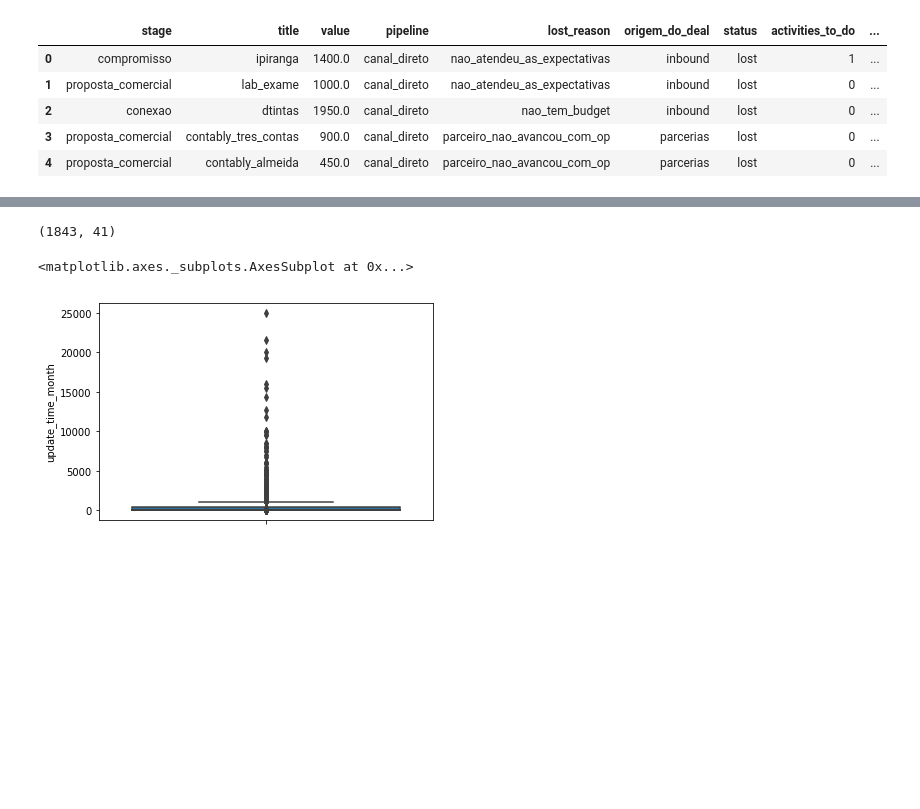
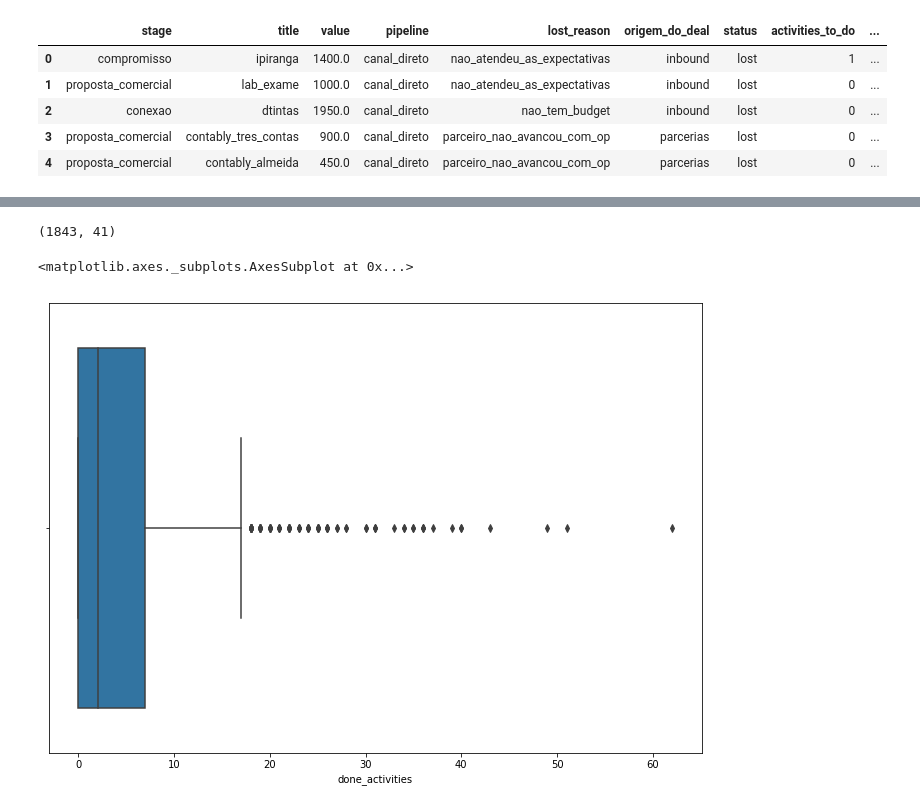
Before and after one commit to f2acode/data-science-xerpa-studies, a Jupyter notebook: class8/project_lead_presentation.ipynb, the cells around one changed output, grey strips where cells are left out. Cells and saved outputs as stored; diff of their text form; code cells hidden in the pictures; blank space fills up the shorter version.

```diff
--- a/class8/project_lead_presentation.ipynb
+++ b/class8/project_lead_presentation.ipynb
@@ -371,22 +384,14 @@ df_deals_num[var].hist(bins=bin_values, figsize=[14,6])
-# %%
-# BoxPlot:
-import seaborn as sns
-
-# Make boxplot for one group only
-
-sns.boxplot(y=df_deals_num["update_time_month"])
-sns.boxplot(y=df_deals_num["value"])
-sns.boxplot(y=df_deals_num["activities_to_do"])
-sns.boxplot(y=df_deals_num["done_activities"])
-sns.boxplot(y=df_deals_num["email_messages_count"])
-sns.boxplot(y=df_deals_num["total_activities"])
-
-print(df_deals_num.shape)
-# df_deals_num_filter = df_deals_num[df_deals_num['numero_de_funcionarios'] <= 1000]
-# print(df_deals_num_filter.shape)
-sns.boxplot(y=df_deals_num["update_time_month"])
-# sns.boxplot(y=df_deals_num_filter["update_time_month"])
-# %% [output]
-(1843, 41)
-<matplotlib.axes._subplots.AxesSubplot at 0x...>
-[figure, removed]
+# %%
+# BoxPlot:
+import seaborn as sns
+from matplotlib import pyplot as plt
+
+# define a greater size
+plt.gcf().set_size_inches(11.7, 8.27)
+
+print(df_deals_num.shape)
+sns.boxplot(df_deals_num["done_activities"])
+# %% [output]
+(1843, 41)
+<matplotlib.axes._subplots.AxesSubplot at 0x...>
+[figure, added]
```
Also changed, not shown: parts of 9 cells of this notebook.
